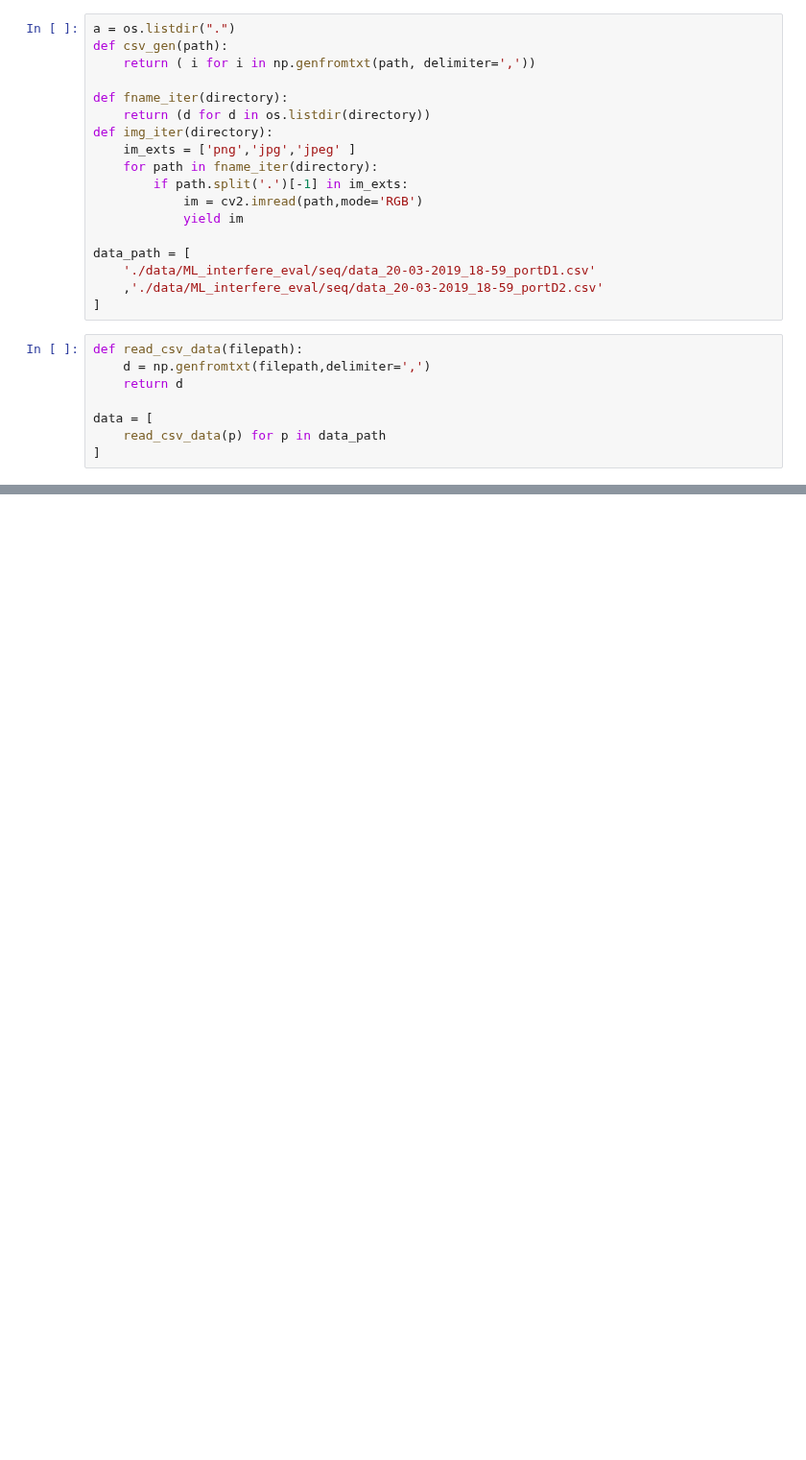
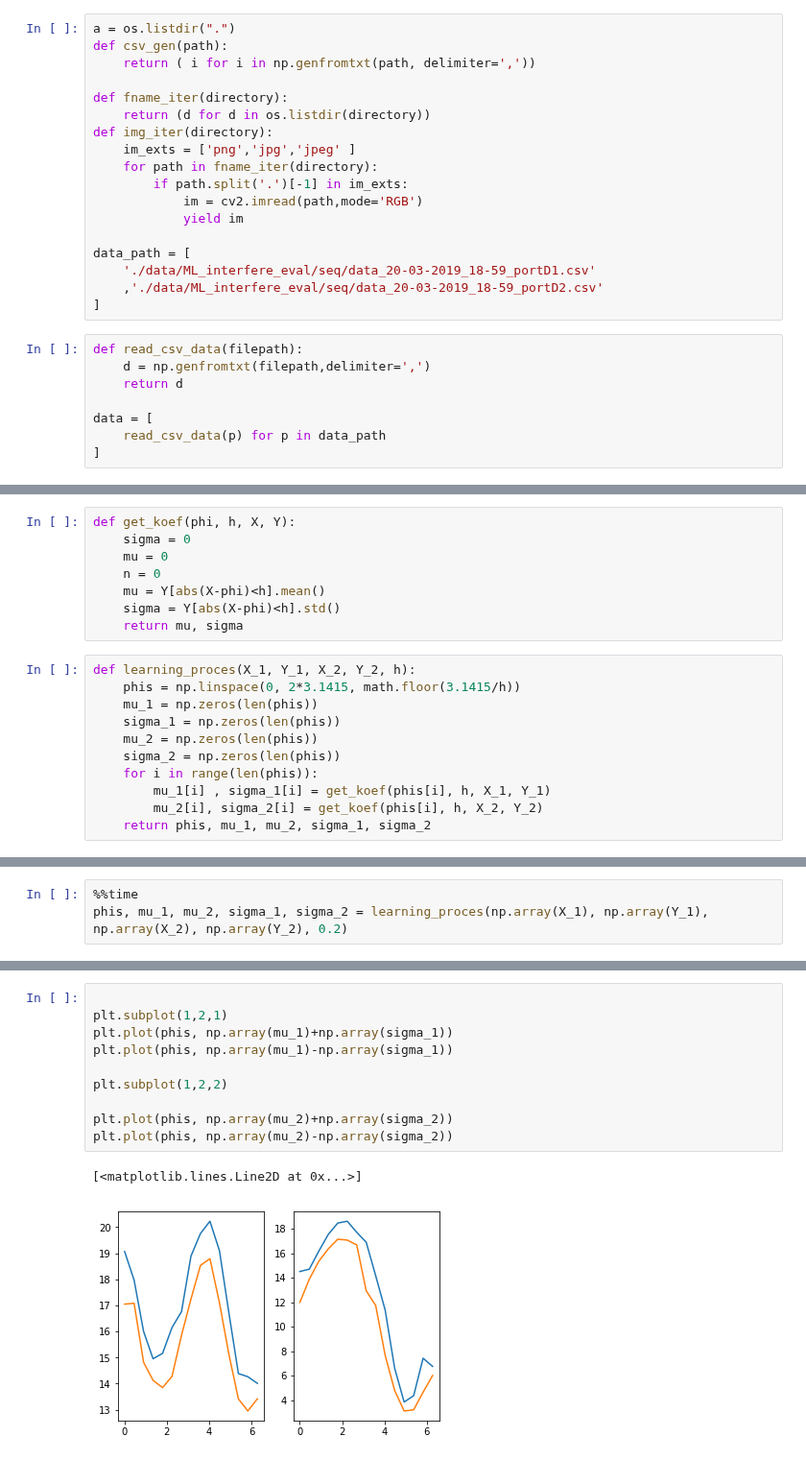
Before and after one commit to DaniloZZZ/quantTechLab, a Jupyter notebook: Statistical phase estimation.ipynb, the cells around one changed output, grey strips where cells are left out. Shown at 96% size. Saved outputs shown, nothing was run; the diff lists cells and outputs as text; blank space fills up the shorter version.

```diff
--- a/Statistical phase estimation.ipynb
+++ b/Statistical phase estimation.ipynb
@@ -47,0 +48,19 @@ data
+# %%
+def get_koef(phi, h, X, Y):
+    sigma = 0
+    mu = 0
+    n = 0
+    mu = Y[abs(X-phi)<h].mean()
+    sigma = Y[abs(X-phi)<h].std()
+    return mu, sigma
+# %%
+def learning_proces(X_1, Y_1, X_2, Y_2, h):
+    phis = np.linspace(0, 2*3.1415, math.floor(3.1415/h))
+    mu_1 = np.zeros(len(phis))
+    sigma_1 = np.zeros(len(phis))
+    mu_2 = np.zeros(len(phis))
+    sigma_2 = np.zeros(len(phis))
+    for i in range(len(phis)):
+        mu_1[i] , sigma_1[i] = get_koef(phis[i], h, X_1, Y_1)
+        mu_2[i], sigma_2[i] = get_koef(phis[i], h, X_2, Y_2)
+    return phis, mu_1, mu_2, sigma_1, sigma_2
@@ -47,0 +87,3 @@ data
+# %%
+%%time
+phis, mu_1, mu_2, sigma_1, sigma_2 = learning_proces(np.array(X_1), np.array(Y_1), np.array(X_2), np.array(Y_2), 0.2)
@@ -47,0 +93,13 @@ data
+# %%
+
+plt.subplot(1,2,1)
+plt.plot(phis, np.array(mu_1)+np.array(sigma_1))
+plt.plot(phis, np.array(mu_1)-np.array(sigma_1))
+
+plt.subplot(1,2,2)
+
+plt.plot(phis, np.array(mu_2)+np.array(sigma_2))
+plt.plot(phis, np.array(mu_2)-np.array(sigma_2))
+# %% [output]
+[<matplotlib.lines.Line2D at 0x...>]
+[figure, added]
```
Also changed, not shown: parts of 19 cells of this notebook, 1 other file.
